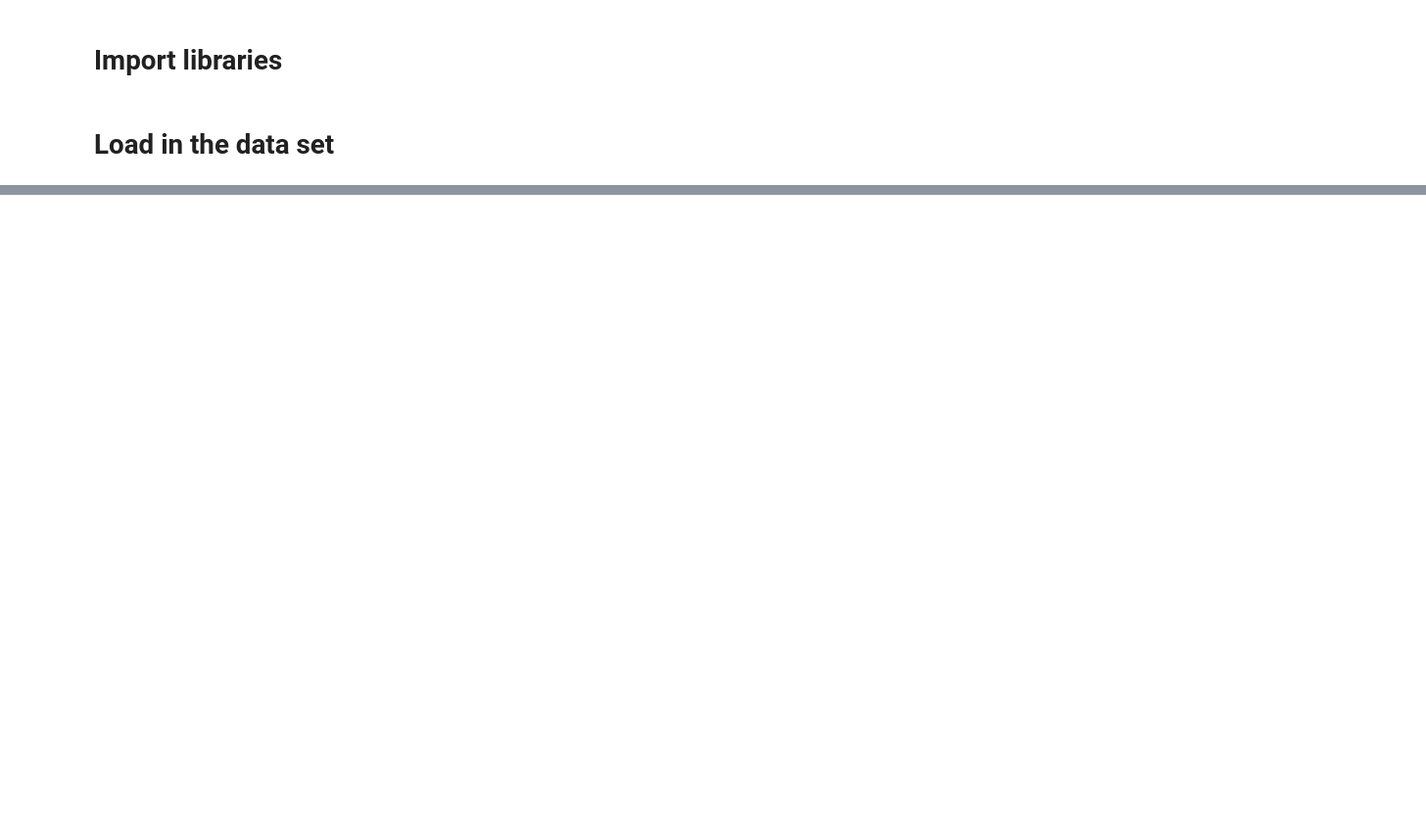
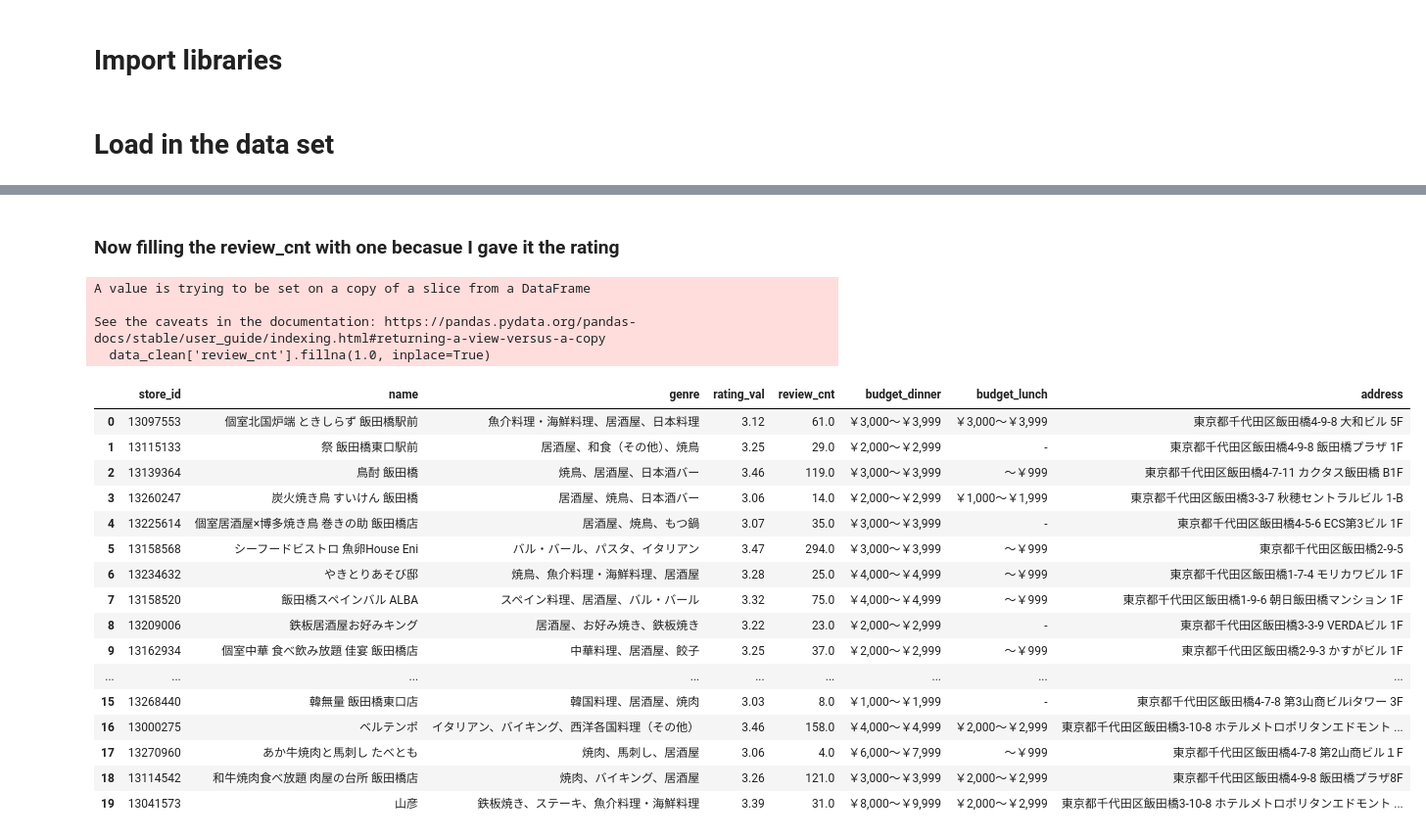
Before and after one commit to Jack-Merrett/food-pandora, a Jupyter notebook: data_clean/surprize_knn_recommender.ipynb, the cells around one changed output, grey strips where cells are left out. Shown: that part at 98% size. Saved outputs shown, nothing was run; the diff lists cells and outputs as text; code cells hidden in the pictures; blank space fills up the shorter version.

```diff
--- a/data_clean/surprize_knn_recommender.ipynb
+++ b/data_clean/surprize_knn_recommender.ipynb
@@ -73,0 +17,4 @@ for recommendation in top_n[:5]:
+# %%
+#choose what Data is going to be relevent to the project
+
+data_clean = data[['store_id', 'name','genre', 'rating_val','review_cnt','budget_dinner', 'budget_lunch','address']]
@@ -73,0 +52,3 @@ for recommendation in top_n[:5]:
+# %%
+# Filling the NaN value of Rating with the mean value of all the ratings.
+data_clean['rating_val'].fillna(3.09, inplace=True)
@@ -73,0 +84,29 @@ for recommendation in top_n[:5]:
+# %% [markdown]
+### Now filling the review_cnt with one becasue I gave it the rating
+# %%
+data_clean['review_cnt'].fillna(1.0, inplace=True)
+# %% [output]
+A value is trying to be set on a copy of a slice from a DataFrame
+
+See the caveats in the documentation: https://pandas.pydata.org/pandas-docs/stable/user_guide/indexing.html#returning-a-view-versus-a-copy
+  data_clean['review_cnt'].fillna(1.0, inplace=True)
+# %%
+data_clean.head(20)
+# %% [output]
+|  | store_id | name | genre | rating_val | review_cnt | budget_dinner | budget_lunch | address |
+| 0 | 13097553 | 個室北国炉端 ときしらず 飯田橋駅前 | 魚介料理・海鮮料理、居酒屋、日本料理 | 3.12 | 61.0 | ￥3,000～￥3,999 | ￥3,000～￥3,999 | 東京都千代田区飯田橋4-9-8 大和ビル 5F |
+| 1 | 13115133 | 祭 飯田橋東口駅前 | 居酒屋、和食（その他）、焼鳥 | 3.25 | 29.0 | ￥2,000～￥2,999 | - | 東京都千代田区飯田橋4-9-8 飯田橋プラザ 1F |
+| 2 | 13139364 | 鳥酎 飯田橋 | 焼鳥、居酒屋、日本酒バー | 3.46 | 119.0 | ￥3,000～￥3,999 | ～￥999 | 東京都千代田区飯田橋4-7-11 カクタス飯田橋 B1F |
+| 3 | 13260247 | 炭火焼き鳥 すいけん 飯田橋 | 居酒屋、焼鳥、日本酒バー | 3.06 | 14.0 | ￥2,000～￥2,999 | ￥1,000～￥1,999 | 東京都千代田区飯田橋3-3-7 秋穂セントラルビル 1-B |
+| 4 | 13225614 | 個室居酒屋×博多焼き鳥 巻きの助 飯田橋店 | 居酒屋、焼鳥、もつ鍋 | 3.07 | 35.0 | ￥3,000～￥3,999 | - | 東京都千代田区飯田橋4-5-6 ECS第3ビル 1F |
+| 5 | 13158568 | シーフードビストロ 魚卵House Eni | バル・バール、パスタ、イタリアン | 3.47 | 294.0 | ￥3,000～￥3,999 | ～￥999 | 東京都千代田区飯田橋2-9-5 |
+| 6 | 13234632 | やきとりあそび邸 | 焼鳥、魚介料理・海鮮料理、居酒屋 | 3.28 | 25.0 | ￥4,000～￥4,999 | ～￥999 | 東京都千代田区飯田橋1-7-4 モリカワビル 1F |
+| 7 | 13158520 | 飯田橋スペインバル ALBA | スペイン料理、居酒屋、バル・バール | 3.32 | 75.0 | ￥4,000～￥4,999 | ～￥999 | 東京都千代田区飯田橋1-9-6 朝日飯田橋マンション 1F |
+| 8 | 13209006 | 鉄板居酒屋お好みキング | 居酒屋、お好み焼き、鉄板焼き | 3.22 | 23.0 | ￥2,000～￥2,999 | - | 東京都千代田区飯田橋3-3-9 VERDAビル 1F |
+| 9 | 13162934 | 個室中華 食べ飲み放題 佳宴 飯田橋店 | 中華料理、居酒屋、餃子 | 3.25 | 37.0 | ￥2,000～￥2,999 | ～￥999 | 東京都千代田区飯田橋2-9-3 かすがビル 1F |
+| ... | ... | ... | ... | ... | ... | ... | ... | ... |
+| 15 | 13268440 | 韓無量 飯田橋東口店 | 韓国料理、居酒屋、焼肉 | 3.03 | 8.0 | ￥1,000～￥1,999 | - | 東京都千代田区飯田橋4-7-8 第3山商ビルiタワー 3F |
+| 16 | 13000275 | ベルテンポ | イタリアン、バイキング、西洋各国料理（その他） | 3.46 | 158.0 | ￥4,000～￥4,999 | ￥2,000～￥2,999 | 東京都千代田区飯田橋3-10-8 ホテルメトロポリタンエドモント ... |
+| 17 | 13270960 | あか牛焼肉と馬刺し たべとも | 焼肉、馬刺し、居酒屋 | 3.06 | 4.0 | ￥6,000～￥7,999 | ～￥999 | 東京都千代田区飯田橋4-7-8 第2山商ビル１F |
+| 18 | 13114542 | 和牛焼肉食べ放題 肉屋の台所 飯田橋店 | 焼肉、バイキング、居酒屋 | 3.26 | 121.0 | ￥3,000～￥3,999 | ￥2,000～￥2,999 | 東京都千代田区飯田橋4-9-8 飯田橋プラザ8F |
+| 19 | 13041573 | 山彦 | 鉄板焼き、ステーキ、魚介料理・海鮮料理 | 3.39 | 31.0 | ￥8,000～￥9,999 | ￥2,000～￥2,999 | 東京都千代田区飯田橋3-10-8 ホテルメトロポリタンエドモント ... |
```
Also changed, not shown: parts of 28 cells of this notebook.
